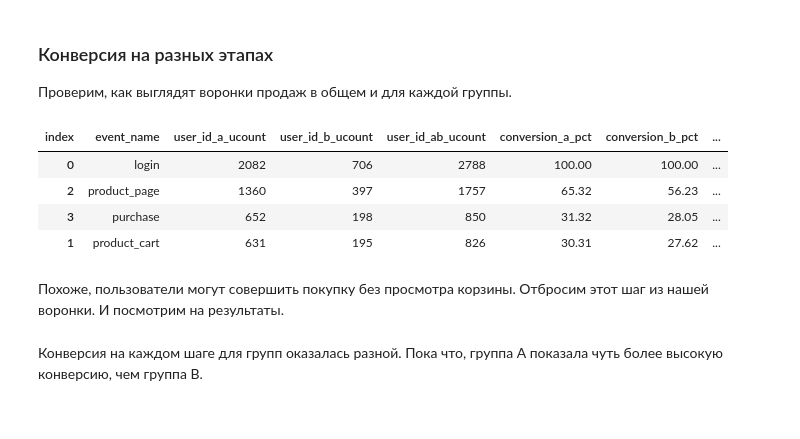
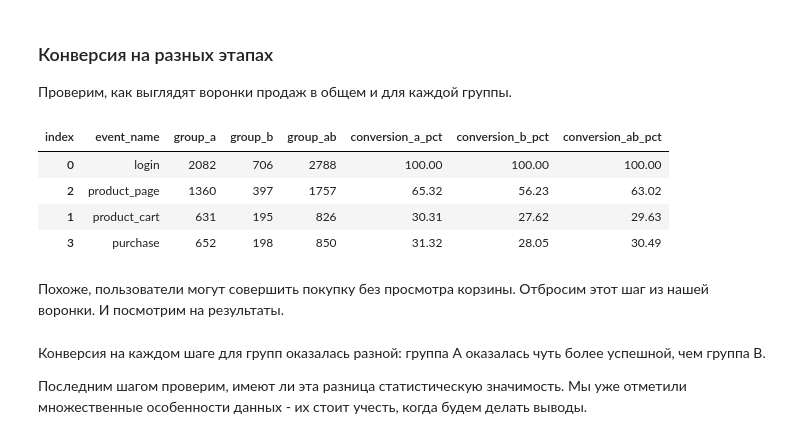
Before and after one commit to mskhmelik/prj_ab_test, a Jupyter notebook: prj_ab_test.ipynb, the cells around one changed output. Saved outputs shown, nothing was run; the diff lists cells and outputs as text; code cells hidden in the pictures.

```diff
--- a/prj_ab_test.ipynb
+++ b/prj_ab_test.ipynb
@@ -472,34 +473,36 @@ display(
 
 Проверим, как выглядят воронки продаж в общем и для каждой группы.
 # %%
-df_temp = (
+pvt_funnel = (
     pd.pivot_table(
         data=df_summary,
         index='event_name',
         columns='group',
         values='user_id',
         aggfunc='nunique',
         margins=True,
     )
     .reset_index()
     .rename_axis('index', axis=1)
-    .rename(columns={'A': 'user_id_a_ucount', 'B': 'user_id_b_ucount', 'All': 'user_id_ab_ucount'})
+    .rename(columns={'A': 'group_a', 'B': 'group_b', 'All': 'group_ab'})
     .assign(
-        conversion_a_pct = lambda df: round(100 * df.user_id_a_ucount / df.user_id_a_ucount.iloc[0], 2),
-        conversion_b_pct = lambda df: round(100 * df.user_id_b_ucount / df.user_id_b_ucount.iloc[0], 2),
-        conversion_ab_pct = lambda df: round(100 * df.user_id_ab_ucount / df.user_id_ab_ucount.iloc[0], 2)
+        conversion_a_pct = lambda df: round(100 * df.group_a / df.group_a.iloc[0], 2),
+        conversion_b_pct = lambda df: round(100 * df.group_b / df.group_b.iloc[0], 2),
+        conversion_ab_pct = lambda df: round(100 * df.group_ab / df.group_ab.iloc[0], 2),
+        sort_key = lambda df: df.event_name.map({'login': 1, 'product_page': 2, 'product_cart': 3, 'purchase': 4})
     )
     .loc[lambda df: df.event_name != 'All']
-    .sort_values('user_id_ab_ucount', ascending=False)
+    .sort_values('sort_key')
+    .drop('sort_key', axis=1)
 )
 
-display(df_temp)
+display(pvt_funnel)
 # %% [output]
-| index | event_name | user_id_a_ucount | user_id_b_ucount | user_id_ab_ucount | conversion_a_pct | conversion_b_pct | ... |
-| 0 | login | 2082 | 706 | 2788 | 100.00 | 100.00 | ... |
-| 2 | product_page | 1360 | 397 | 1757 | 65.32 | 56.23 | ... |
-| 3 | purchase | 652 | 198 | 850 | 31.32 | 28.05 | ... |
-| 1 | product_cart | 631 | 195 | 826 | 30.31 | 27.62 | ... |
+| index | event_name | group_a | group_b | group_ab | conversion_a_pct | conversion_b_pct | conversion_ab_pct |
+| 0 | login | 2082 | 706 | 2788 | 100.00 | 100.00 | 100.00 |
+| 2 | product_page | 1360 | 397 | 1757 | 65.32 | 56.23 | 63.02 |
+| 1 | product_cart | 631 | 195 | 826 | 30.31 | 27.62 | 29.63 |
+| 3 | purchase | 652 | 198 | 850 | 31.32 | 28.05 | 30.49 |
 # %% [markdown]
 Похоже, пользователи могут совершить покупку без просмотра корзины. Отбросим этот шаг из нашей воронки. И посмотрим на результаты.
 # %%
@@ -522,4 +525,6 @@ fig.update_layout(
 )
 fig.show()
 # %% [markdown]
-Конверсия на каждом шаге для групп оказалась разной. Пока что, группа А показала чуть более высокую конверсию, чем группа В.
+Конверсия на каждом шаге для групп оказалась разной: группа А оказалась чуть более успешной, чем группа В.
+
+Последним шагом проверим, имеют ли эта разница статистическую значимость. Мы уже отметили множественные особенности данных - их стоит учесть, когда будем делать выводы.
```
Also changed, not shown: parts of 12 cells of this notebook.
